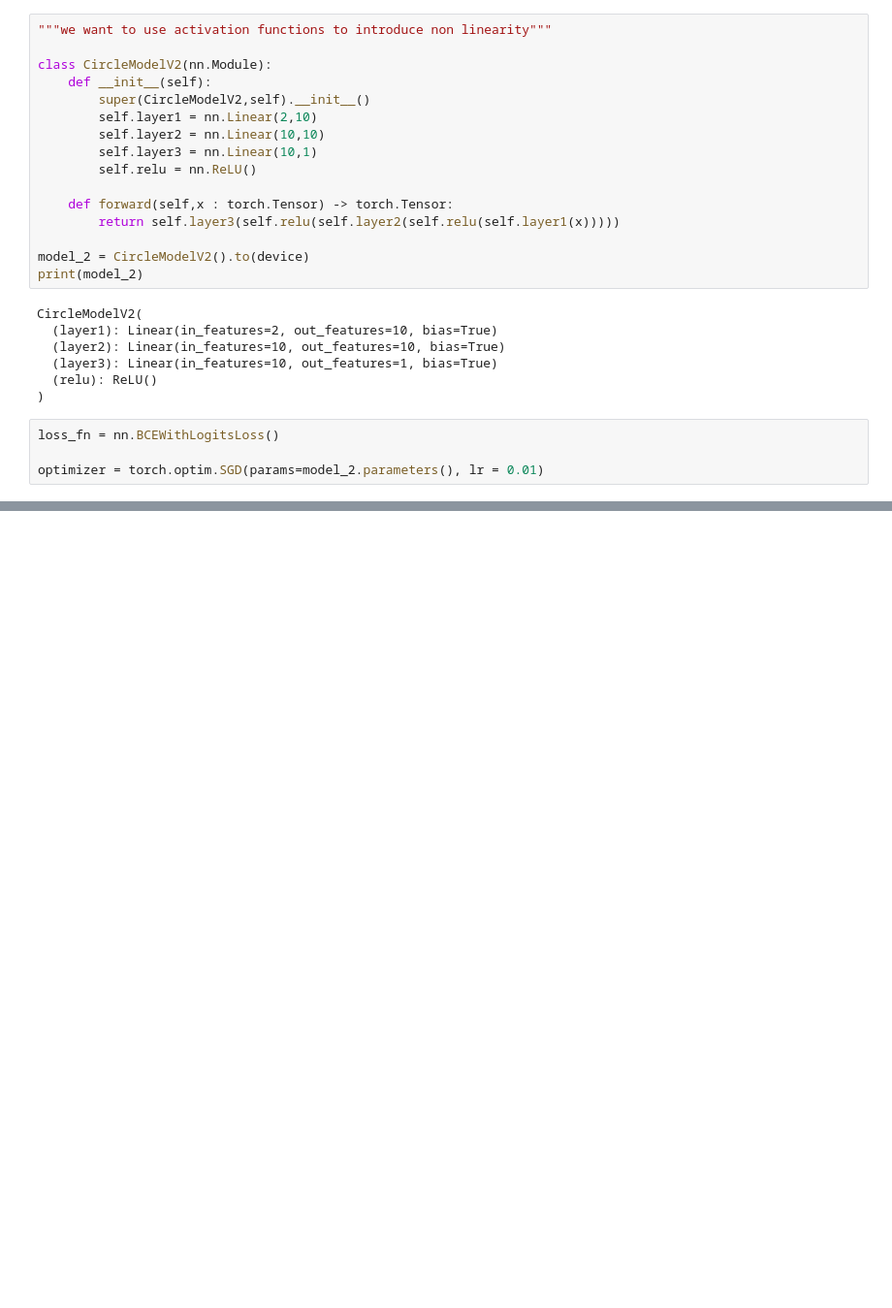
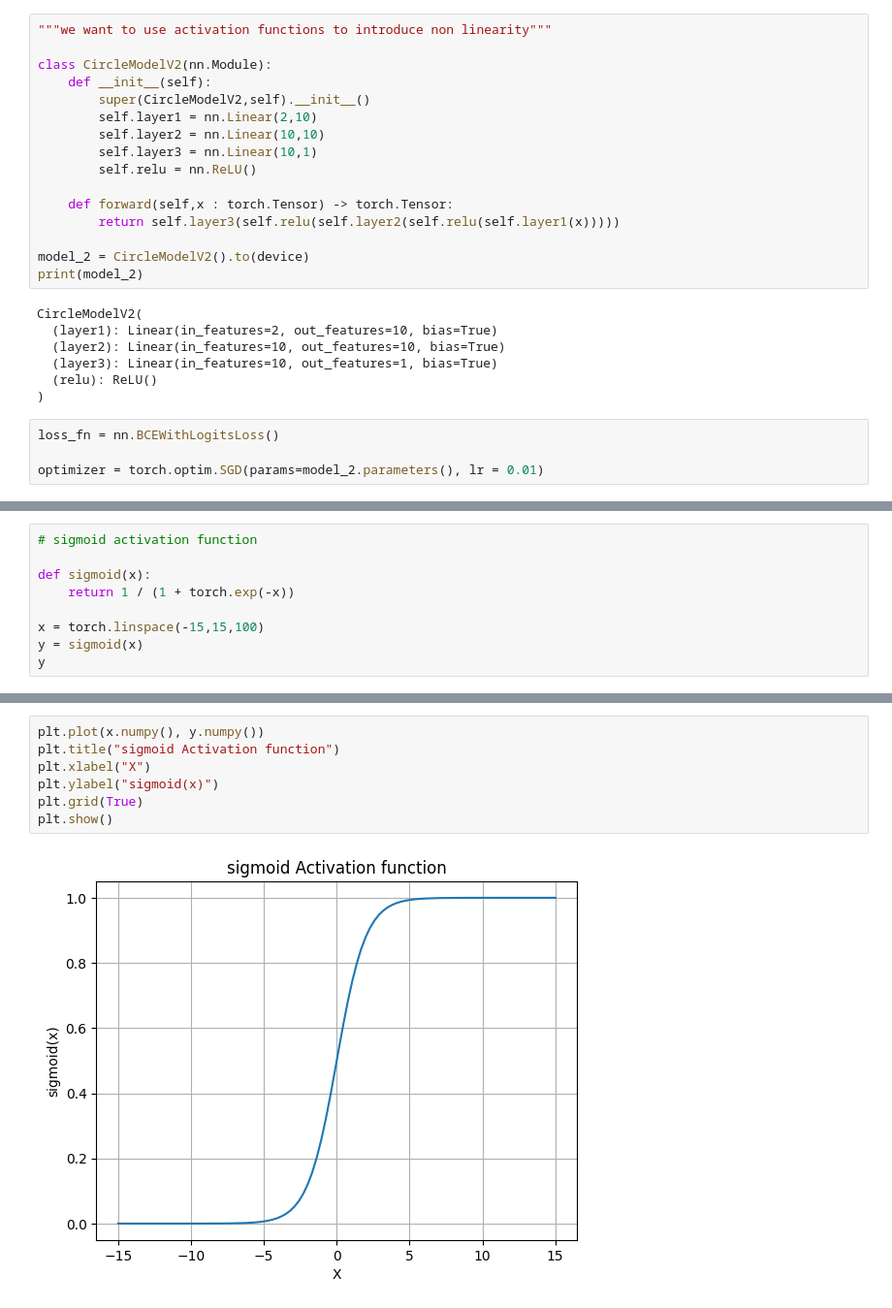
Before and after one commit to Amr-Abdellatif/learn-deep-learning-using-pytorch, a Jupyter notebook: videos_walkthrough/02_starting_pytorch_classification_video.ipynb, the cells around one changed output, grey strips where cells are left out. Shown: that part at 97% size. Saved outputs shown, nothing was run; the diff lists cells and outputs as text; blank space fills up the shorter version.

```diff
--- a/videos_walkthrough/02_starting_pytorch_classification_video.ipynb
+++ b/videos_walkthrough/02_starting_pytorch_classification_video.ipynb
@@ -575,0 +659,9 @@ plot_decision_boundary(model_2,X_test,y_test)
+# %%
+# sigmoid activation function
+
+def sigmoid(x):
+    return 1 / (1 + torch.exp(-x))
+
+x = torch.linspace(-15,15,100)
+y = sigmoid(x)
+y
@@ -575,0 +686,9 @@ plot_decision_boundary(model_2,X_test,y_test)
+# %%
+plt.plot(x.numpy(), y.numpy())
+plt.title("sigmoid Activation function")
+plt.xlabel("X")
+plt.ylabel("sigmoid(x)")
+plt.grid(True)
+plt.show()
+# %% [output]
+[figure, added]
```
Also changed, not shown: parts of 15 cells of this notebook.
